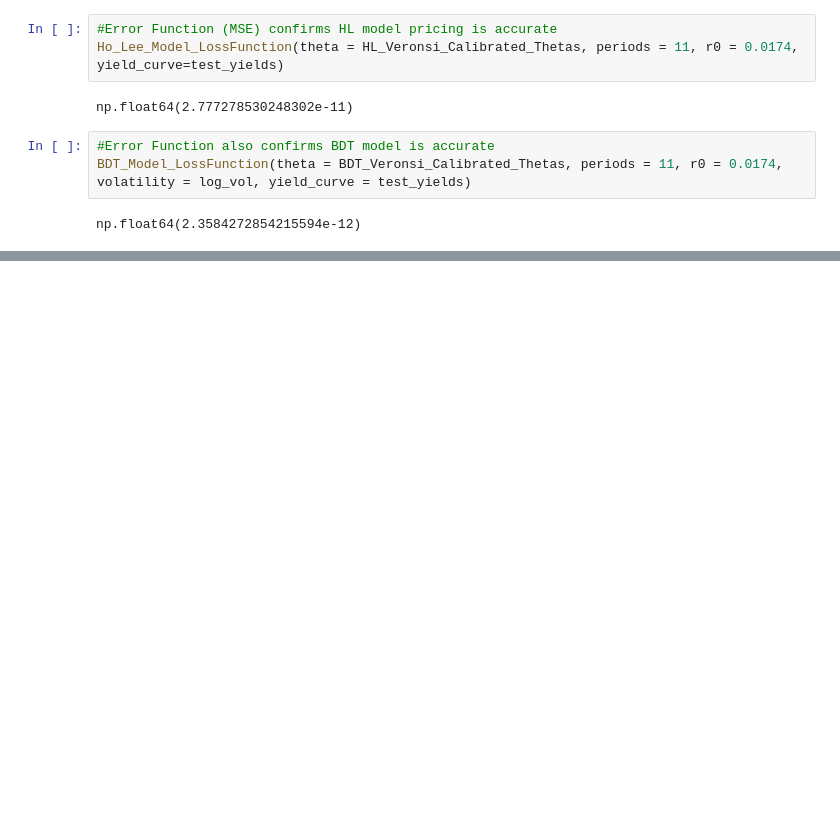
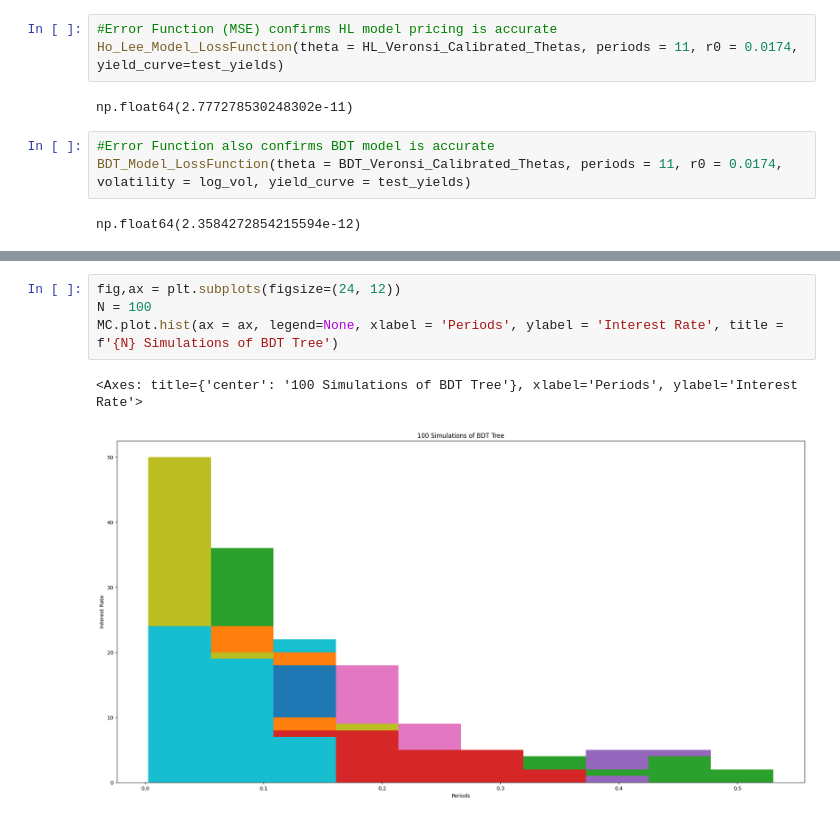
Before and after one commit to Pj-354/FICC-Coursework, a Jupyter notebook: FICC_Summative_Assignment_v2_good.ipynb, the cells around one changed output, grey strips where cells are left out. Drawn from its saved outputs; the diff is of its cells as text; blank space fills up the shorter version.

```diff
--- a/FICC_Summative_Assignment_v2_good.ipynb
+++ b/FICC_Summative_Assignment_v2_good.ipynb
@@ -496,0 +629,7 @@ np.float64(2.3584272854215594e-12)
+# %%
+fig,ax = plt.subplots(figsize=(24, 12))
+N = 100
+MC.plot.hist(ax = ax, legend=None, xlabel = 'Periods', ylabel = 'Interest Rate', title = f'{N} Simulations of BDT Tree')
+# %% [output]
+<Axes: title={'center': '100 Simulations of BDT Tree'}, xlabel='Periods', ylabel='Interest Rate'>
+[figure, added]
```
Also changed, not shown: parts of 46 cells of this notebook.
